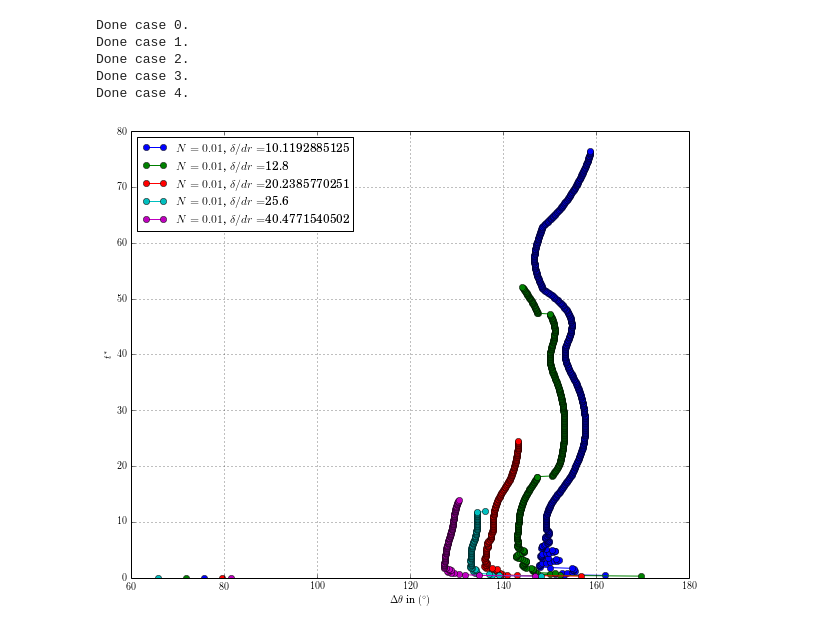
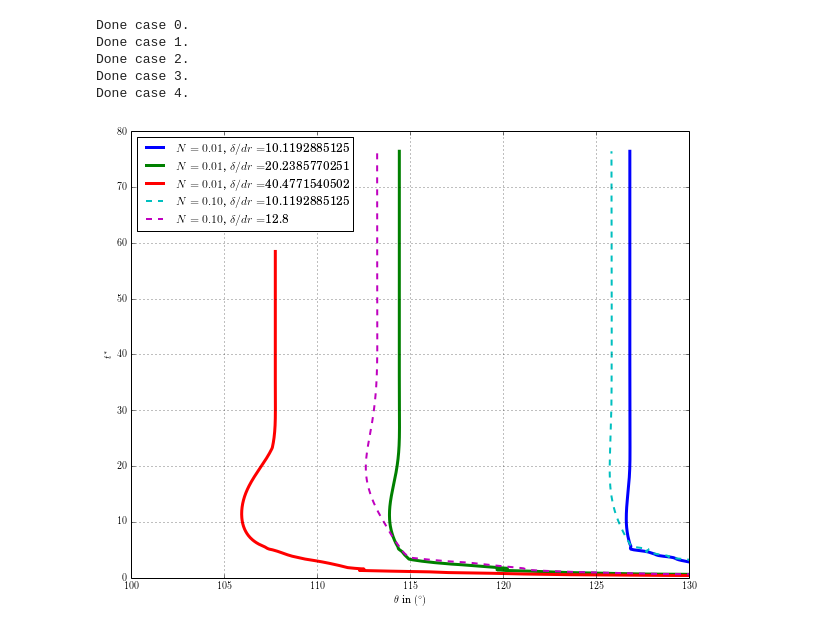
Before and after one commit to UBC-MOAD/flow_separation, a Jupyter notebook: stratified_cylinder/mar25.ipynb, the cells around one changed output. Cells and saved outputs as stored; diff of their text form; code cells hidden in the pictures.

```diff
--- a/stratified_cylinder/mar25.ipynb
+++ b/stratified_cylinder/mar25.ipynb
@@ -26,11 +26,12 @@ pylab.rcParams['figure.figsize'] = (10.0, 8.0)
 %%capture --no-stdout
 cyl_case = []
 
-cyl_case.append(cyl.CylCase('/ocean/rirwin/Half_Cylinder_MITgcm/Stratified_Cylinder/STR01280128/'))
-cyl_case.append(cyl.CylCase('/ocean/rirwin/Half_Cylinder_MITgcm/Stratified_Cylinder/STR02560128/'))
-cyl_case.append(cyl.CylCase('/ocean/rirwin/Half_Cylinder_MITgcm/Stratified_Cylinder/STR02560256/'))
-cyl_case.append(cyl.CylCase('/ocean/rirwin/Half_Cylinder_MITgcm/Stratified_Cylinder/STR05120256/'))
-cyl_case.append(cyl.CylCase('/ocean/rirwin/Half_Cylinder_MITgcm/Stratified_Cylinder/STR05120512/'))
+cyl_case.append(cyl.CylCase('/ocean/rirwin/Half_Cylinder_MITgcm/Stratified_Cylinder/N0p01/STR01280128/'))
+cyl_case.append(cyl.CylCase('/ocean/rirwin/Half_Cylinder_MITgcm/Stratified_Cylinder/N0p01/STR02560256/'))
+cyl_case.append(cyl.CylCase('/ocean/rirwin/Half_Cylinder_MITgcm/Stratified_Cylinder/N0p01/STR05120512/'))
+cyl_case.append(cyl.CylCase('/ocean/rirwin/Half_Cylinder_MITgcm/Stratified_Cylinder/N0p10/STR01280128/'))
+cyl_case.append(cyl.CylCase('/ocean/rirwin/Half_Cylinder_MITgcm/Stratified_Cylinder/N0p10/STR02560256/'))
+#cyl_case.append(cyl.CylCase('/ocean/rirwin/Half_Cylinder_MITgcm/Stratified_Cylinder/N0p10/STR05120512/'))
 # %%
 NCASES=len(cyl_case)
 
@@ -47,29 +48,32 @@ dout.append(1000)
 dout.append(1000)
 
 max_out.append(600000)
-max_out.append(409000)
-max_out.append(192000)
-max_out.append(93000)
-max_out.append(109000)
+max_out.append(600000)
+max_out.append(459000)
+max_out.append(600000)
+max_out.append(600000)
 
 delta = np.sqrt(2e-5/0.01)
 
 dx = []
 dx.append(0.4/128)
 dx.append(0.4/256)
-dx.append(0.4/256)
 dx.append(0.4/512)
-dx.append(0.4/512)
+dx.append(0.4/128)
+dx.append(0.4/128)
 
 dz = []
 dz.append(0.4/128)
+dz.append(0.4/256)
+dz.append(0.4/512)
 dz.append(0.4/128)
 dz.append(0.4/256)
-dz.append(0.4/256)
-dz.append(0.4/512)
 
-for ii in range(0,NCASES):
+for ii in range(0,3):
     id_str.append('$N=0.01$, $\delta/dr=$'+str(delta/np.sqrt(dz[ii]**2+dx[ii]**2)))
+
+for ii in range(3,NCASES):
+    id_str.append('$N=0.10$, $\delta/dr=$'+str(delta/np.sqrt(dz[ii]**2+dx[ii]**2)))
 # %%
 n=90
 fig = plt.figure(figsize=(8,16))
@@ -133,25 +137,26 @@ Done case 4.
 # %%
 pylab.rcParams['figure.figsize'] = (10.0, 8.0)
 
 plt.figure()
 
 for ii in range(0,NCASES):
     sep_pts = all_sep_pts[ii]
     tt = []
     sep = []
     for outn,jj in enumerate(sep_pts):
         tt.append((jj[0]/dout[ii])/(np.pi*0.025/0.01))
         #tt.append(outn)
         sep.append(jj[1])
-    if ii<=5:
-        plt.plot(np.array(sep),tt,'-o',label=id_str[ii])
+    if ii<3:
+        plt.plot(np.array(sep),tt,'-',label=id_str[ii],linewidth=3)
     else:
-        plt.plot(np.array(sep),tt,'-s',label=id_str[ii])
+        plt.plot(np.array(sep),tt,'--',label=id_str[ii],linewidth=2)
 
 plt.legend(loc=2)
 plt.grid()
 plt.ylabel(r'$t^*$')
-plt.xlabel(r'$\Delta \theta$ in $(^\circ)$')
+plt.xlabel(r'$\theta$ in $(^\circ)$')
+plt.xlim((100,130))
 plt.show()
 # %% [output]
-[figure, old version]
+[figure, new version]
```
Also changed, not shown: parts of 4 cells of this notebook.
